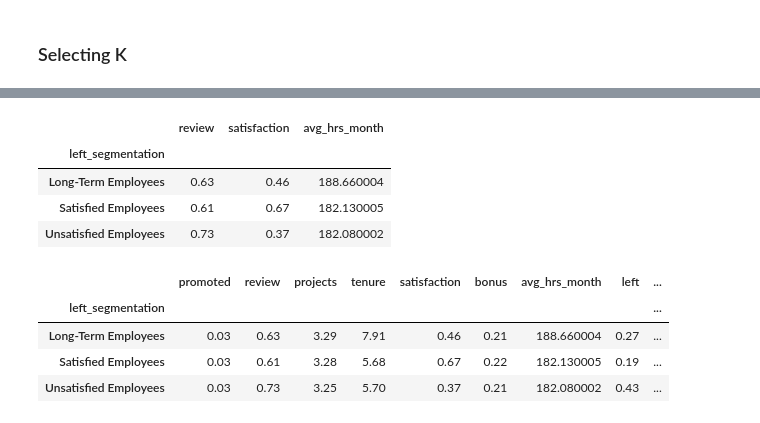
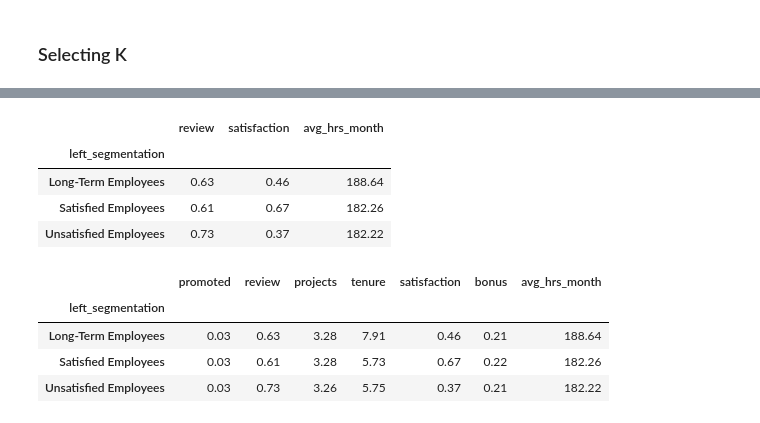
Before and after one commit to ericyaang/employee-attrition, a Jupyter notebook: segment_employee.ipynb, the cells around one changed output, grey strips where cells are left out. Drawn from its saved outputs; the diff is of its cells as text; code cells hidden in the pictures.

```diff
--- a/segment_employee.ipynb
+++ b/segment_employee.ipynb
@@ -12,8 +10,14 @@ import plotly.express as px
 import plotly.io as pio
 pio.templates.default = "simple_white"
 
-# load full training set
-df = pd.read_pickle(r"train_enc.pkl")
+
+# Set seeds for reproducibility
+seed = 123
+
+
+# Read data
+df = pd.read_csv(
+    r'C:\Users\Eric\Documents\employee-attrition\employee-attrition\data\employee_churn_data.csv')
 
 # Separate labels and target
 X, y =  df.drop(columns="left", axis = 1), df["left"]
@@ -267,23 +257,23 @@ Name: left_segmentation, Length: 7632, dtype: int32
 # %%
 # Naming each one of the clusters according to what they represent
-df_cluster['left_segmentation'] = df_cluster['left_segmentation'].apply(lambda x: 'Long-Term Employees' if x == 0 else ('Satisfied Employees' if x == 1 else 'Unsatisfied Employees'))
+df_cluster['left_segmentation'] = df_cluster['left_segmentation'].apply(lambda x: 'Unsatisfied Employees' if x == 0 else ('Satisfied Employees' if x == 1 else 'Long-Term Employees'))
 
 # Checking changes
-centroids = df_cluster.groupby('left_segmentation')[left_features].mean().round(2)
+centroids = df_cluster.groupby('left_segmentation')[cluster_features].mean().round(2)
 centroids
 # %% [output]
 |  | review | satisfaction | avg_hrs_month |
 | left_segmentation |  |  |  |
-| Long-Term Employees | 0.63 | 0.46 | 188.660004 |
-| Satisfied Employees | 0.61 | 0.67 | 182.130005 |
-| Unsatisfied Employees | 0.73 | 0.37 | 182.080002 |
+| Long-Term Employees | 0.63 | 0.46 | 188.64 |
+| Satisfied Employees | 0.61 | 0.67 | 182.26 |
+| Unsatisfied Employees | 0.73 | 0.37 | 182.22 |
 # %%
 # Checking other features behavior when regarding the centroids
 centroids1 = df_cluster.groupby('left_segmentation').mean().round(2)
 centroids1
 # %% [output]
-|  | promoted | review | projects | tenure | satisfaction | bonus | avg_hrs_month | left | ... |
-| left_segmentation |  |  |  |  |  |  |  |  | ... |
-| Long-Term Employees | 0.03 | 0.63 | 3.29 | 7.91 | 0.46 | 0.21 | 188.660004 | 0.27 | ... |
-| Satisfied Employees | 0.03 | 0.61 | 3.28 | 5.68 | 0.67 | 0.22 | 182.130005 | 0.19 | ... |
-| Unsatisfied Employees | 0.03 | 0.73 | 3.25 | 5.70 | 0.37 | 0.21 | 182.080002 | 0.43 | ... |
+|  | promoted | review | projects | tenure | satisfaction | bonus | avg_hrs_month |
+| left_segmentation |  |  |  |  |  |  |  |
+| Long-Term Employees | 0.03 | 0.63 | 3.28 | 7.91 | 0.46 | 0.21 | 188.64 |
+| Satisfied Employees | 0.03 | 0.61 | 3.28 | 5.73 | 0.67 | 0.22 | 182.26 |
+| Unsatisfied Employees | 0.03 | 0.73 | 3.26 | 5.75 | 0.37 | 0.21 | 182.22 |
```
Also changed, not shown: parts of 14 cells of this notebook, 2 other files.
